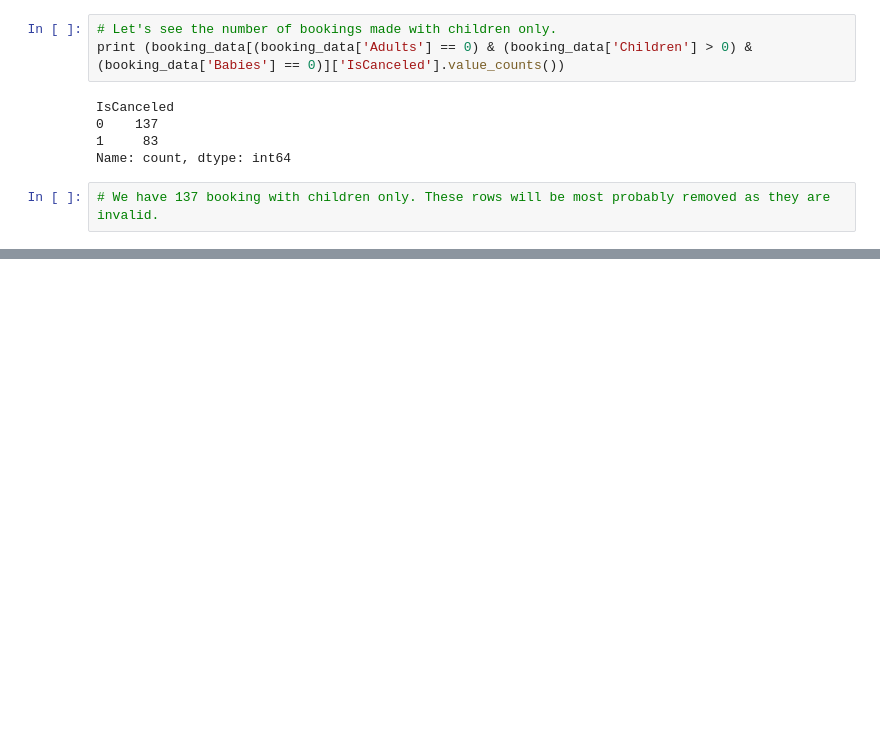
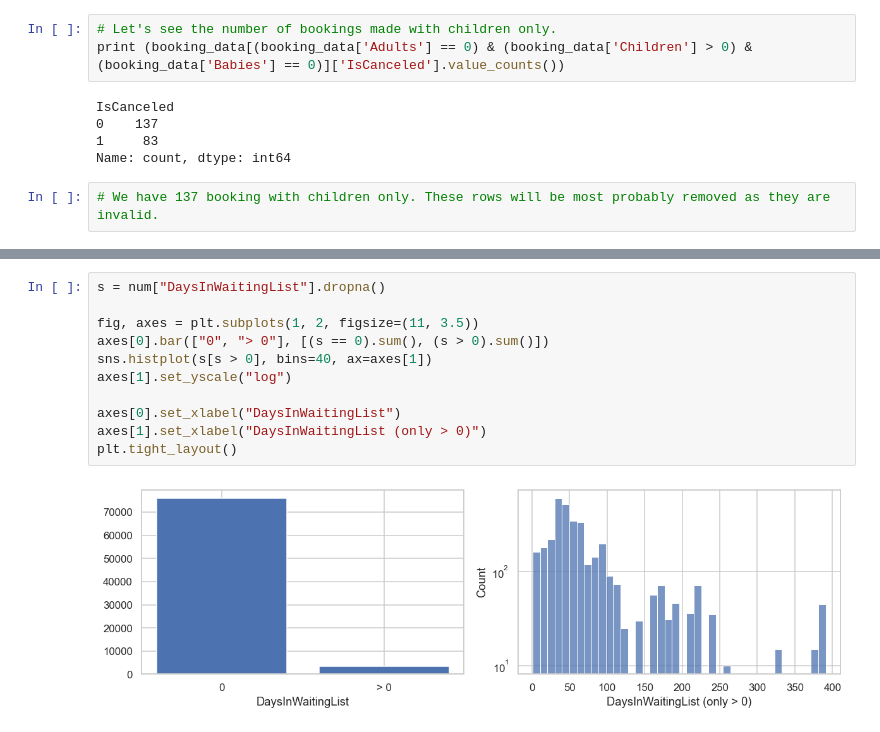
Before and after one commit to SeifShehta1/ML_Project, a Jupyter notebook: data_analysis/eda.ipynb, the cells around one changed output, grey strips where cells are left out. Drawn from its saved outputs; the diff is of its cells as text; blank space fills up the shorter version.

```diff
--- a/data_analysis/eda.ipynb
+++ b/data_analysis/eda.ipynb
@@ -191,0 +508,13 @@ Name: count, dtype: int64
+# %%
+s = num["DaysInWaitingList"].dropna()
+
+fig, axes = plt.subplots(1, 2, figsize=(11, 3.5))
+axes[0].bar(["0", "> 0"], [(s == 0).sum(), (s > 0).sum()])
+sns.histplot(s[s > 0], bins=40, ax=axes[1])
+axes[1].set_yscale("log")
+
+axes[0].set_xlabel("DaysInWaitingList")
+axes[1].set_xlabel("DaysInWaitingList (only > 0)")
+plt.tight_layout()
+# %% [output]
+[figure, added]
```
Also changed, not shown: parts of 34 cells of this notebook.
